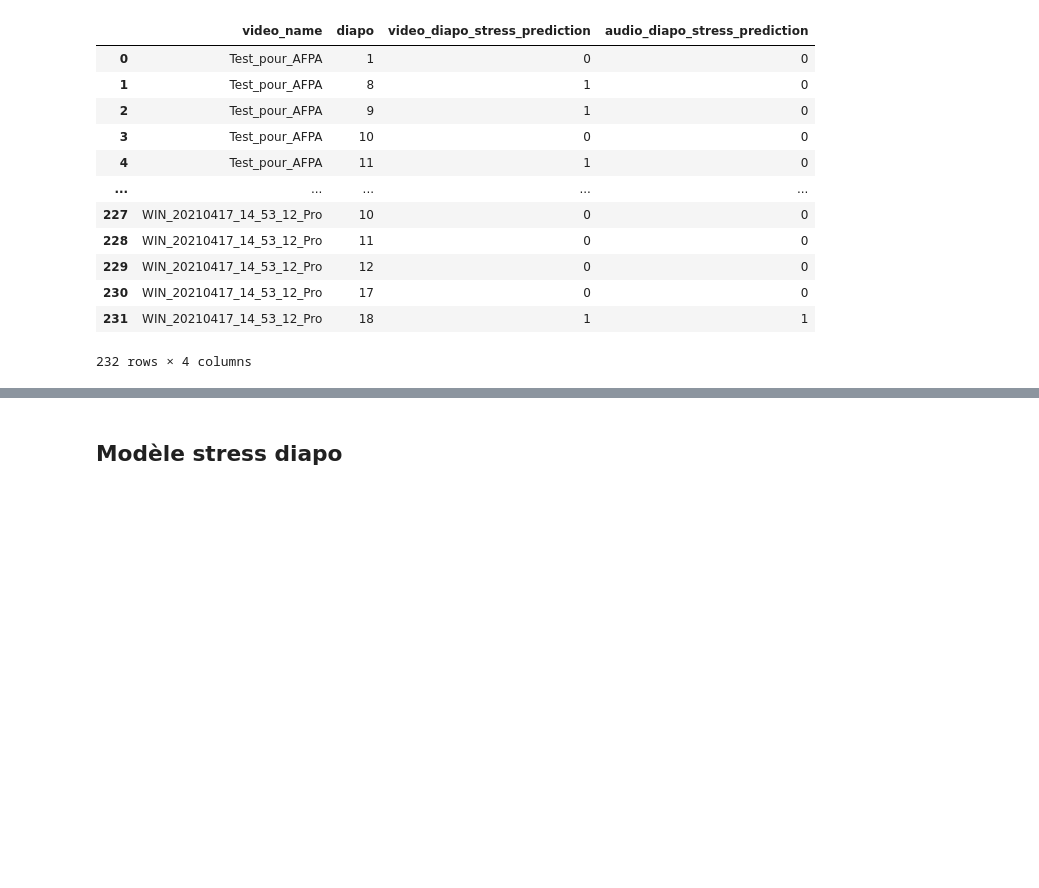
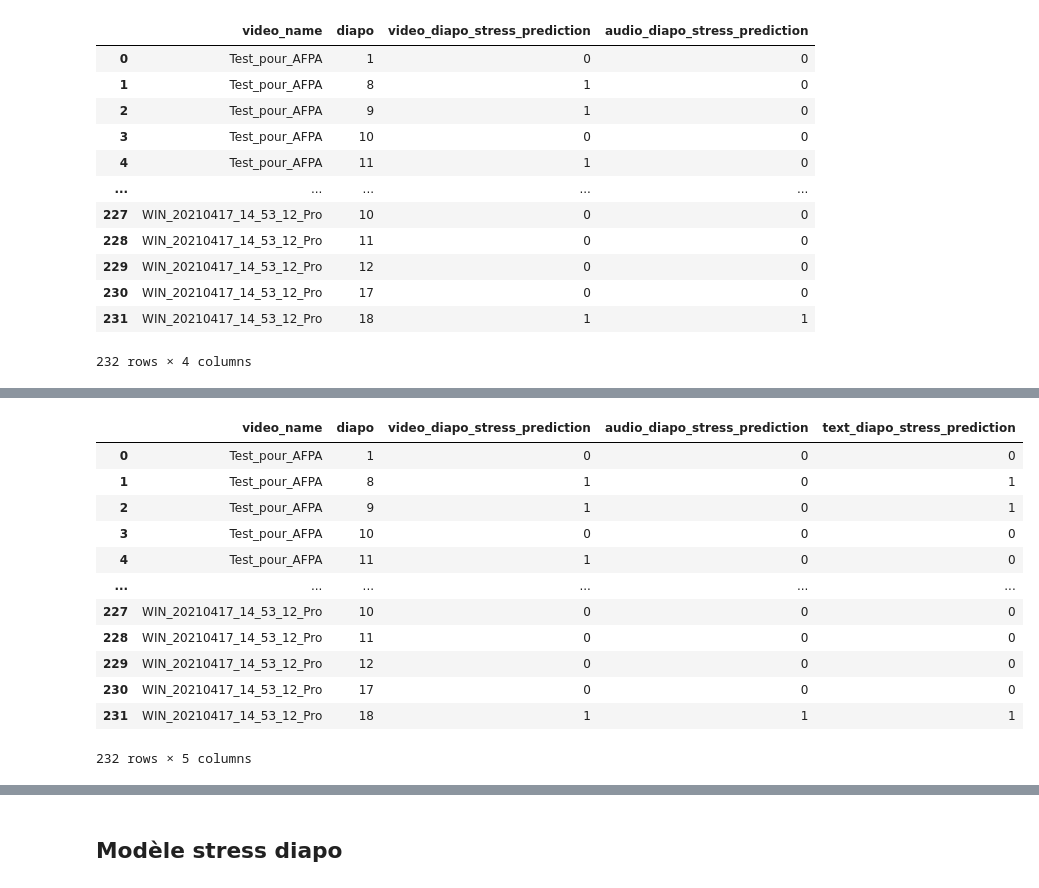
Before and after one commit to Projet-Fil-Rouge-AFPA/filrouge, a Jupyter notebook: Notebook_Laurent_MultiModal_LateFusion.ipynb, the cells around one changed output, grey strips where cells are left out. Drawn from its saved outputs; the diff is of its cells as text; code cells hidden in the pictures; blank space fills up the shorter version.

```diff
--- a/Notebook_Laurent_MultiModal_LateFusion.ipynb
+++ b/Notebook_Laurent_MultiModal_LateFusion.ipynb
@@ -100,0 +55,7 @@ df_audio_best_global_prediction
+# %%
+## Text
+df_text_best_diapo_prediction = pd.read_csv('text_best_diapo.csv')
+df_text_best_diapo_prediction = df_text_best_diapo_prediction.iloc[:,1:]
+df_text_best_diapo_prediction['ypredict'] = df_text_best_diapo_prediction['ypredict'].astype(int)
+df_text_best_diapo_prediction.columns = ['video_name', 'diapo','text_diapo_stress_prediction']
+#df_text_best_diapo_prediction
@@ -167,3 +137,16 @@ df_best_diapo_prediction
 | 230 | WIN_20210417_14_53_12_Pro | 17 | 0 | 0 |
 | 231 | WIN_20210417_14_53_12_Pro | 18 | 1 | 1 |
 232 rows × 4 columns
+# %%
+def fillNaWithMaxAudio(row):
+    if pd.isna(row.audio_diapo_stress_prediction):
+        return row.video_diapo_stress_prediction
+    else:
+        return row.audio_diapo_stress_prediction
+# %%
+# audio
+#df_best_diapo_prediction = df_best_diapo_prediction.merge(df_text_best_diapo_prediction,
+#                                how='left', on=['video_name','diapo'])
+df_best_diapo_prediction['audio_diapo_stress_prediction'] = df_best_diapo_prediction.apply(lambda row: fillNaWithMaxAudio(row), axis=1)
+df_best_diapo_prediction['audio_diapo_stress_prediction'] = df_best_diapo_prediction['audio_diapo_stress_prediction'].astype(int)
+df_best_diapo_prediction
@@ -169,0 +167,29 @@ df_best_diapo_prediction
+# %%
+def fillNaWithMax(row):
+    if pd.isna(row.text_diapo_stress_prediction):
+        return row.max_stress_predict
+    else:
+        return row.text_diapo_stress_prediction
+# %%
+# text
+df_best_diapo_prediction = df_best_diapo_prediction.merge(df_text_best_diapo_prediction,
+                                how='left', on=['video_name','diapo'])
+df_best_diapo_prediction['max_stress_predict'] = df_best_diapo_prediction[['video_diapo_stress_prediction',             'audio_diapo_stress_prediction']].max(axis=1)
+df_best_diapo_prediction['text_diapo_stress_prediction'] = df_best_diapo_prediction.apply(lambda row: fillNaWithMax(row), axis=1)
+df_best_diapo_prediction['text_diapo_stress_prediction'] = df_best_diapo_prediction['text_diapo_stress_prediction'].astype(int)
+df_best_diapo_prediction = df_best_diapo_prediction.drop('max_stress_predict',axis=1)
+df_best_diapo_prediction
+# %% [output]
+|  | video_name | diapo | video_diapo_stress_prediction | audio_diapo_stress_prediction | text_diapo_stress_prediction |
+| 0 | Test_pour_AFPA | 1 | 0 | 0 | 0 |
+| 1 | Test_pour_AFPA | 8 | 1 | 0 | 1 |
+| 2 | Test_pour_AFPA | 9 | 1 | 0 | 1 |
+| 3 | Test_pour_AFPA | 10 | 0 | 0 | 0 |
+| 4 | Test_pour_AFPA | 11 | 1 | 0 | 0 |
+| ... | ... | ... | ... | ... | ... |
+| 227 | WIN_20210417_14_53_12_Pro | 10 | 0 | 0 | 0 |
+| 228 | WIN_20210417_14_53_12_Pro | 11 | 0 | 0 | 0 |
+| 229 | WIN_20210417_14_53_12_Pro | 12 | 0 | 0 | 0 |
+| 230 | WIN_20210417_14_53_12_Pro | 17 | 0 | 0 | 0 |
+| 231 | WIN_20210417_14_53_12_Pro | 18 | 1 | 1 | 1 |
+232 rows × 5 columns
```
Also changed, not shown: parts of 41 cells of this notebook, 26 other files.
